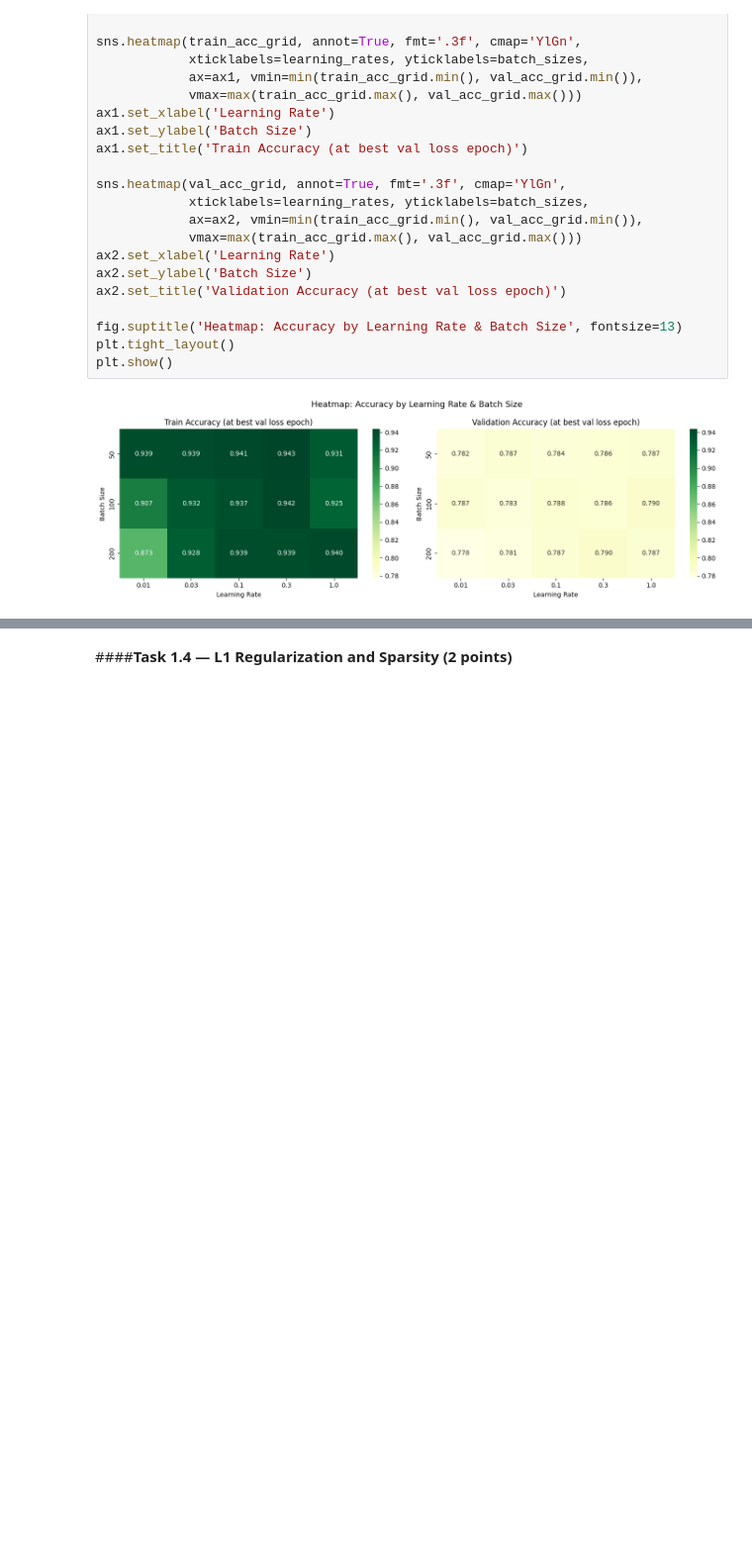
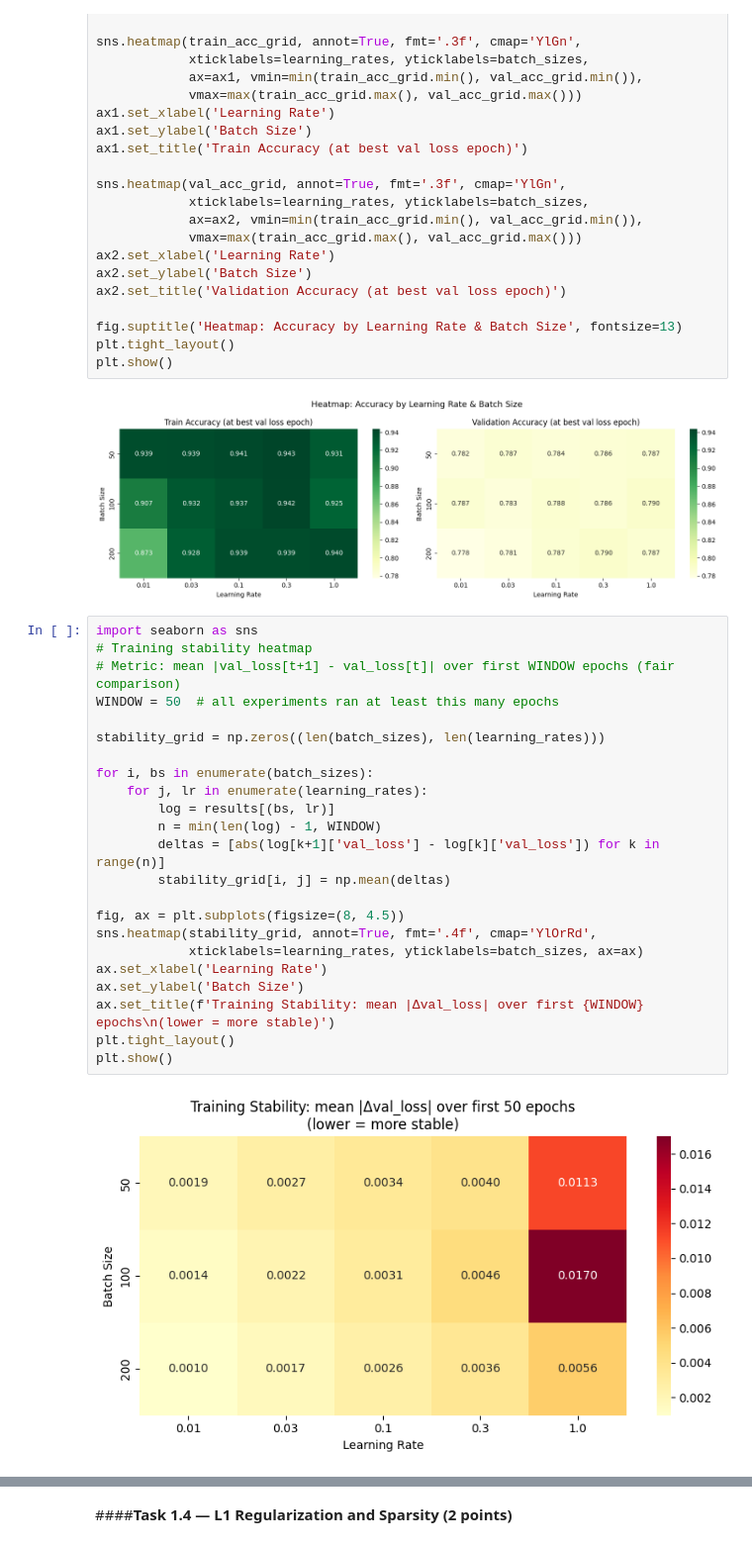
Before and after one commit to armantsaturian/nebius-ai-engineering, a Jupyter notebook: LLM_Architectures,_hometask_1.ipynb, the cells around one changed output, grey strips where cells are left out. Shown at 99% size. Saved outputs shown, nothing was run; the diff lists cells and outputs as text; blank space fills up the shorter version.

```diff
--- a/LLM_Architectures,_hometask_1.ipynb
+++ b/LLM_Architectures,_hometask_1.ipynb
@@ -821,6 +821,31 @@ plt.tight_layout()
 plt.show()
 # %% [output]
 [figure]
+# %%
+import seaborn as sns
+# Training stability heatmap
+# Metric: mean |val_loss[t+1] - val_loss[t]| over first WINDOW epochs (fair comparison)
+WINDOW = 50  # all experiments ran at least this many epochs
+
+stability_grid = np.zeros((len(batch_sizes), len(learning_rates)))
+
+for i, bs in enumerate(batch_sizes):
+    for j, lr in enumerate(learning_rates):
+        log = results[(bs, lr)]
+        n = min(len(log) - 1, WINDOW)
+        deltas = [abs(log[k+1]['val_loss'] - log[k]['val_loss']) for k in range(n)]
+        stability_grid[i, j] = np.mean(deltas)
+
+fig, ax = plt.subplots(figsize=(8, 4.5))
+sns.heatmap(stability_grid, annot=True, fmt='.4f', cmap='YlOrRd',
+            xticklabels=learning_rates, yticklabels=batch_sizes, ax=ax)
+ax.set_xlabel('Learning Rate')
+ax.set_ylabel('Batch Size')
+ax.set_title(f'Training Stability: mean |Δval_loss| over first {WINDOW} epochs\n(lower = more stable)')
+plt.tight_layout()
+plt.show()
+# %% [output]
+[figure, added]
 # %% [markdown]
 ---
 # Thoughts and Analysis
```
Also changed, not shown: parts of 11 cells of this notebook.
